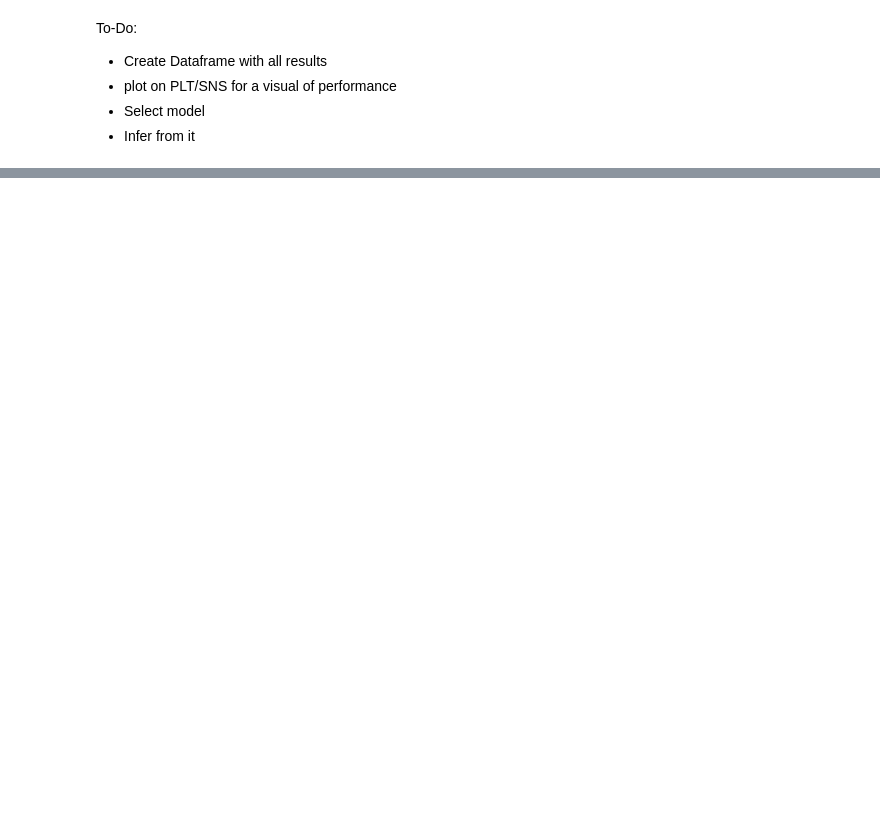
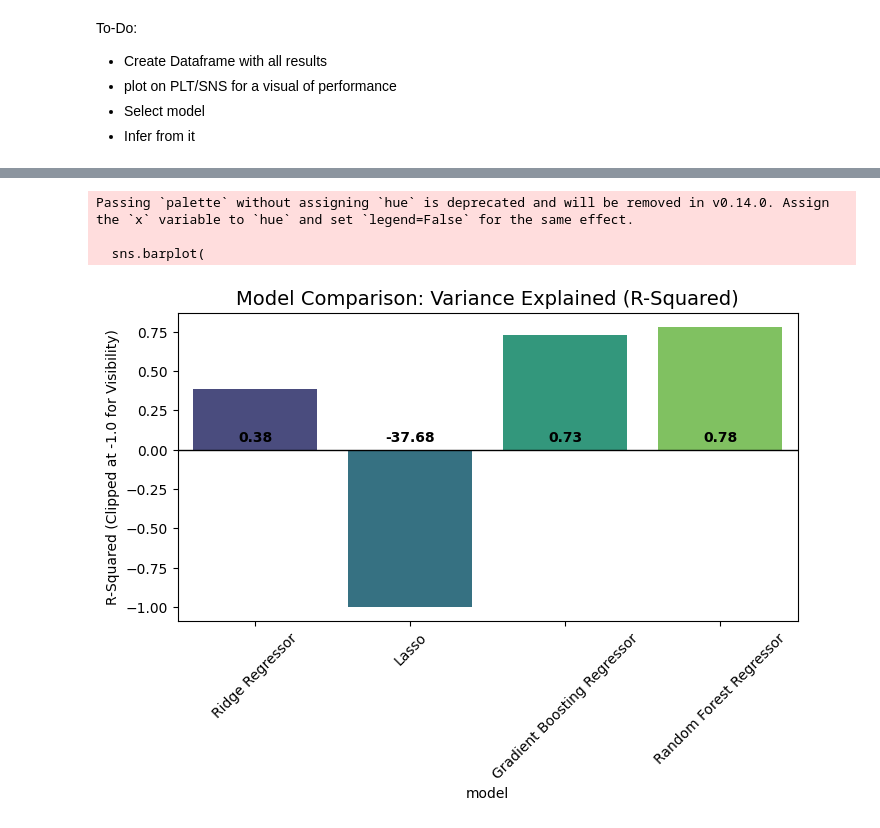
Before and after one commit to N-anle/Marketing-Mix-Modelling, a Jupyter notebook: notebooks/notebook.ipynb, the cells around one changed output, grey strips where cells are left out. Drawn from its saved outputs; the diff is of its cells as text; code cells hidden in the pictures; blank space fills up the shorter version.

```diff
--- a/notebooks/notebook.ipynb
+++ b/notebooks/notebook.ipynb
@@ -681,10 +681,9 @@ def model_evaluation(x,y,model,k = 5):
         "AVG R2S" : np.mean(r2s)
     }
 # %%
-models = [
-    Ridge(alpha = 1),
-    LogisticRegression(random_state = 42),
-    Lasso(alpha = 0.1),
-    GradientBoostingRegressor(random_state = 42),
-    RandomForestRegressor(random_state = 42)
-]
+models = {
+    "Ridge Regressor": Ridge(alpha = 1),
+    "Lasso": Lasso(alpha = 0.1),
+    "Gradient Boosting Regressor": GradientBoostingRegressor(random_state = 42),
+    "Random Forest Regressor": RandomForestRegressor(random_state = 42)
+}
@@ -720,0 +698,10 @@ To-Do:
+# %%
+results_for_df = []
+
+for name, model in models.items():
+    metrics = model_evaluation(x,y,model)
+    metrics['model'] = name
+
+    results_for_df.append(metrics)
+
+comparison_df = pd.DataFrame(results_for_df)
@@ -720,0 +716,25 @@ To-Do:
+# %%
+comparison_plot_df = comparison_df.copy()
+comparison_plot_df['R2_visual'] = comparison_plot_df['AVG R2S'].clip(lower = -1)
+
+plt.figure(figsize = (8,4))
+sns.barplot(
+    x = 'model',
+    y = 'R2_visual',
+    data = comparison_plot_df,
+    palette = 'viridis'
+)
+plt.axhline(0, color = 'black', lw=1)
+plt.title('Model Comparison: Variance Explained (R-Squared)', fontsize=14)
+plt.ylabel('R-Squared (Clipped at -1.0 for Visibility)')
+plt.xticks(rotation=45)
+
+for i, v in enumerate(comparison_plot_df['AVG R2S']):
+    plt.text(i, 0.05, f'{v:.2f}', ha='center', fontweight='bold')
+
+plt.show()
+# %% [output]
+Passing `palette` without assigning `hue` is deprecated and will be removed in v0.14.0. Assign the `x` variable to `hue` and set `legend=False` for the same effect.
+
+  sns.barplot(
+[figure, added]
```
Also changed, not shown: parts of 12 cells of this notebook.
